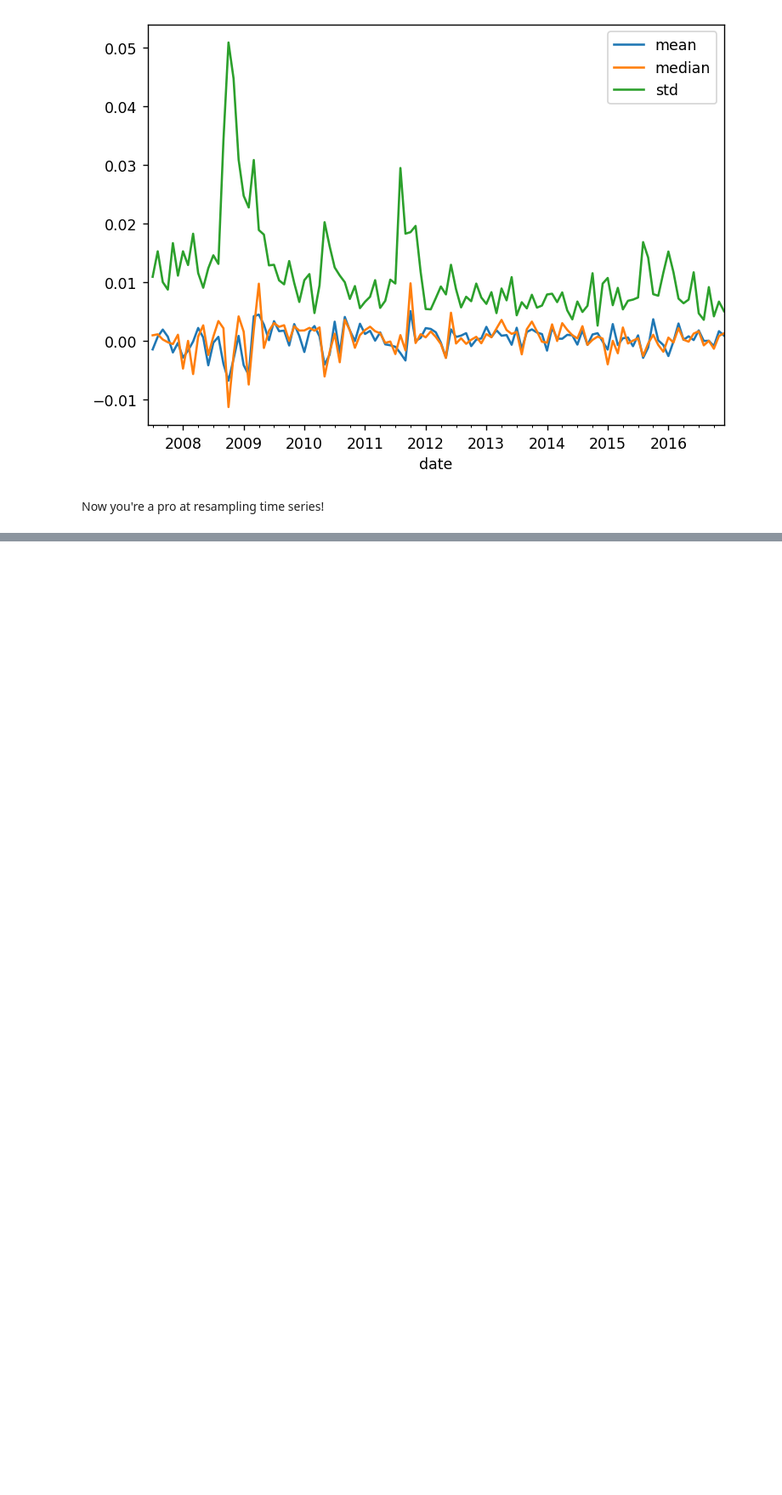
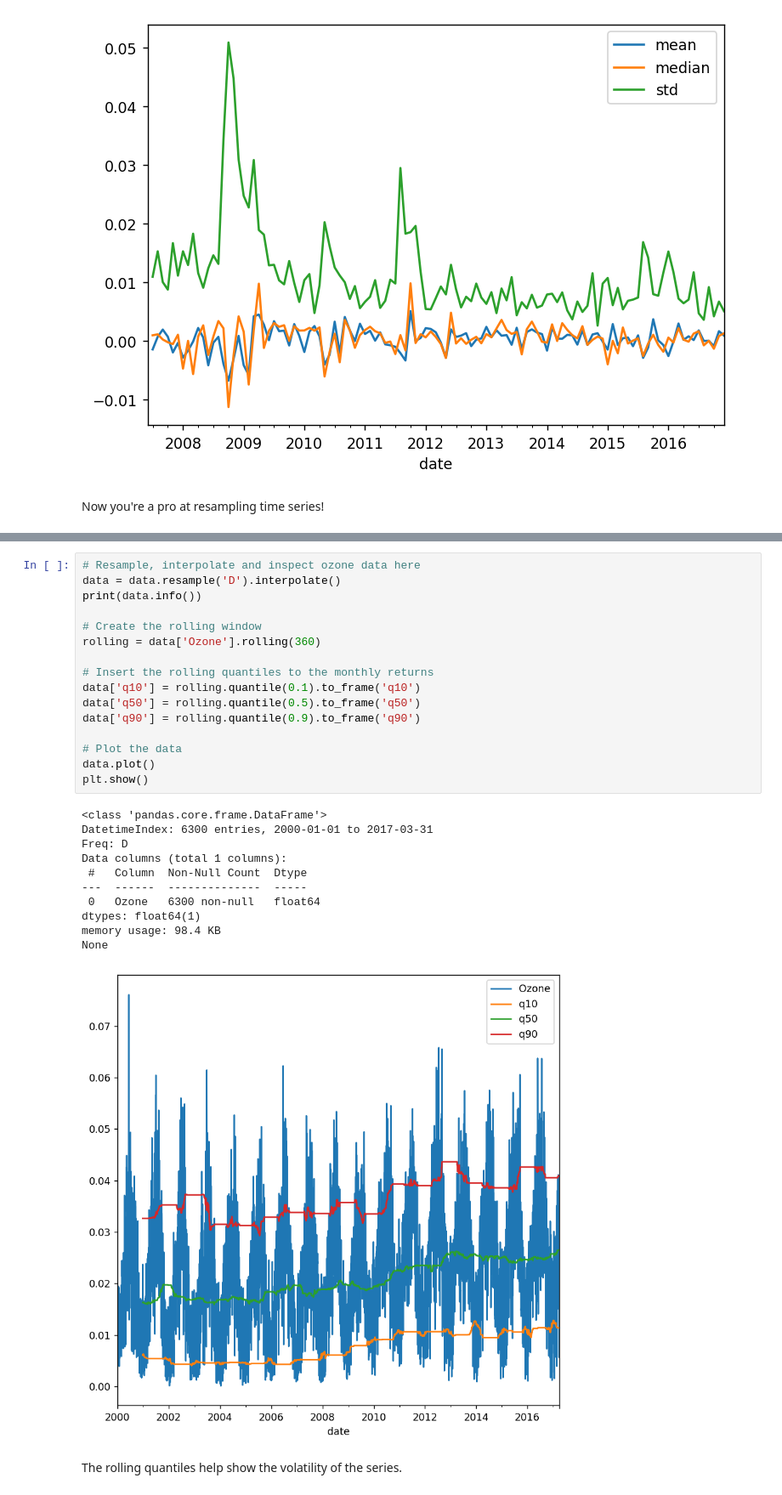
Before and after one commit to anhhaibkhn/Data-Science-selfstudy-notes-Blog, a Jupyter notebook: _notebooks/Manipulating Time Series Data in Python/2022-08-25-Manipulating Time Series Data in Python.ipynb, the cells around one changed output, grey strips where cells are left out. Shown at 85% size. Cells and saved outputs as stored; diff of their text form; blank space fills up the shorter version.

```diff
--- a/_notebooks/Manipulating Time Series Data in Python/2022-08-25-Manipulating Time Series Data in Python.ipynb
+++ b/_notebooks/Manipulating Time Series Data in Python/2022-08-25-Manipulating Time Series Data in Python.ipynb
@@ -1249,0 +1283,30 @@ Now you're a pro at resampling time series!
+# %%
+# Resample, interpolate and inspect ozone data here
+data = data.resample('D').interpolate()
+print(data.info())
+
+# Create the rolling window
+rolling = data['Ozone'].rolling(360)
+
+# Insert the rolling quantiles to the monthly returns
+data['q10'] = rolling.quantile(0.1).to_frame('q10')
+data['q50'] = rolling.quantile(0.5).to_frame('q50')
+data['q90'] = rolling.quantile(0.9).to_frame('q90')
+
+# Plot the data
+data.plot()
+plt.show()
+# %% [output]
+<class 'pandas.core.frame.DataFrame'>
+DatetimeIndex: 6300 entries, 2000-01-01 to 2017-03-31
+Freq: D
+Data columns (total 1 columns):
+ #   Column  Non-Null Count  Dtype
+---  ------  --------------  -----
+ 0   Ozone   6300 non-null   float64
+dtypes: float64(1)
+memory usage: 98.4 KB
+None
+[figure, added]
+# %% [markdown]
+ The rolling quantiles help show the volatility of the series.
```
Also changed, not shown: parts of 87 cells of this notebook, 2 other files.
